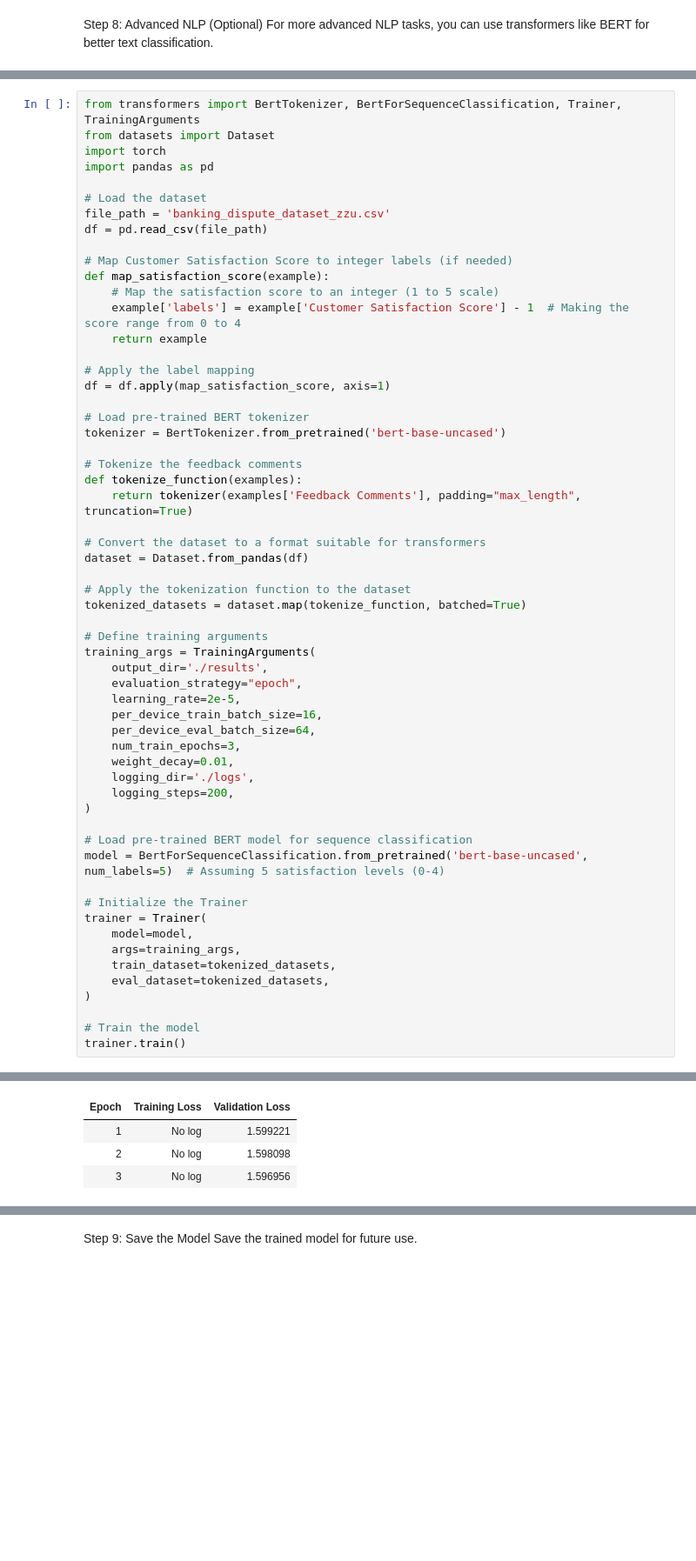
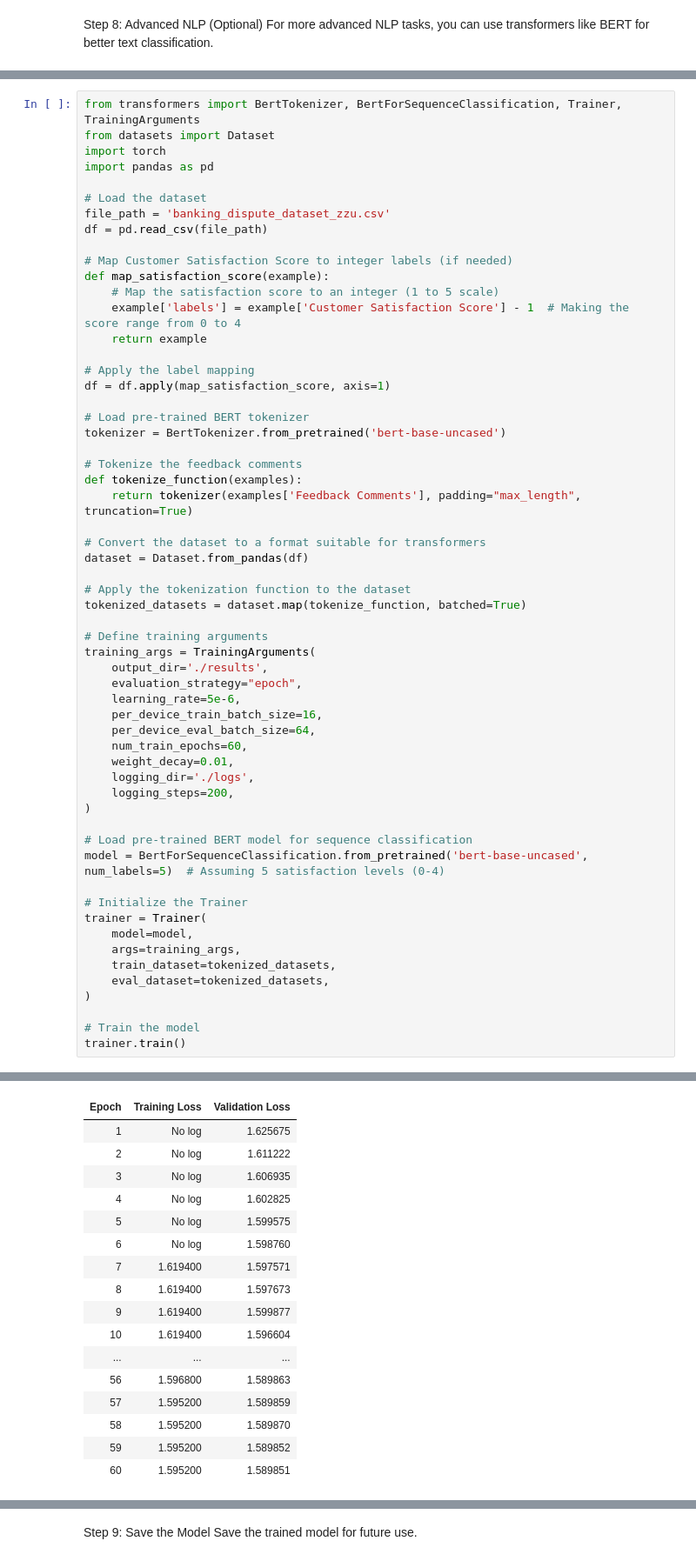
Before and after one commit to md-hameem/Optimizing-Dispute-Management-Processes-in-Banks, a Jupyter notebook: nlp.ipynb, the cells around one changed output, grey strips where cells are left out. Shown: that part at 87% size. Cells and saved outputs as stored; diff of their text form; blank space fills up the shorter version.

```diff
--- a/nlp.ipynb
+++ b/nlp.ipynb
@@ -223,10 +203,10 @@ tokenized_datasets = dataset.map(tokenize_function, batched=True)
 training_args = TrainingArguments(
     output_dir='./results',
     evaluation_strategy="epoch",
-    learning_rate=2e-5,
+    learning_rate=5e-6,
     per_device_train_batch_size=16,
     per_device_eval_batch_size=64,
-    num_train_epochs=3,
+    num_train_epochs=60,
     weight_decay=0.01,
     logging_dir='./logs',
     logging_steps=200,
@@ -252,4 +232,17 @@ You should probably TRAIN this model on a down-stream task to be able to use it
 | Epoch | Training Loss | Validation Loss |
-| 1 | No log | 1.599221 |
-| 2 | No log | 1.598098 |
-| 3 | No log | 1.596956 |
+| 1 | No log | 1.625675 |
+| 2 | No log | 1.611222 |
+| 3 | No log | 1.606935 |
+| 4 | No log | 1.602825 |
+| 5 | No log | 1.599575 |
+| 6 | No log | 1.598760 |
+| 7 | 1.619400 | 1.597571 |
+| 8 | 1.619400 | 1.597673 |
+| 9 | 1.619400 | 1.599877 |
+| 10 | 1.619400 | 1.596604 |
+| ... | ... | ... |
+| 56 | 1.596800 | 1.589863 |
+| 57 | 1.595200 | 1.589859 |
+| 58 | 1.595200 | 1.589870 |
+| 59 | 1.595200 | 1.589852 |
+| 60 | 1.595200 | 1.589851 |
```
Also changed, not shown: parts of 4 cells of this notebook.
